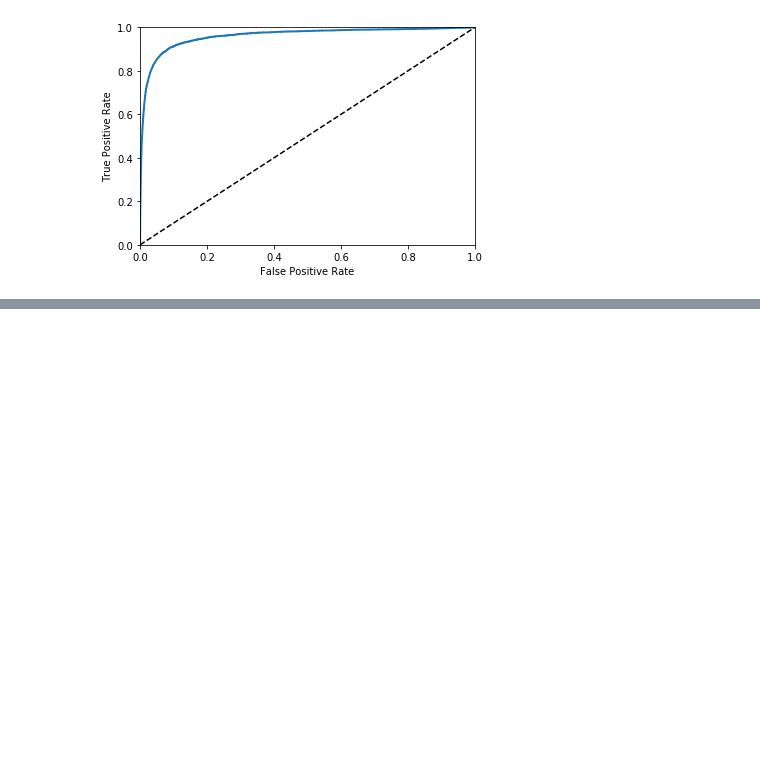
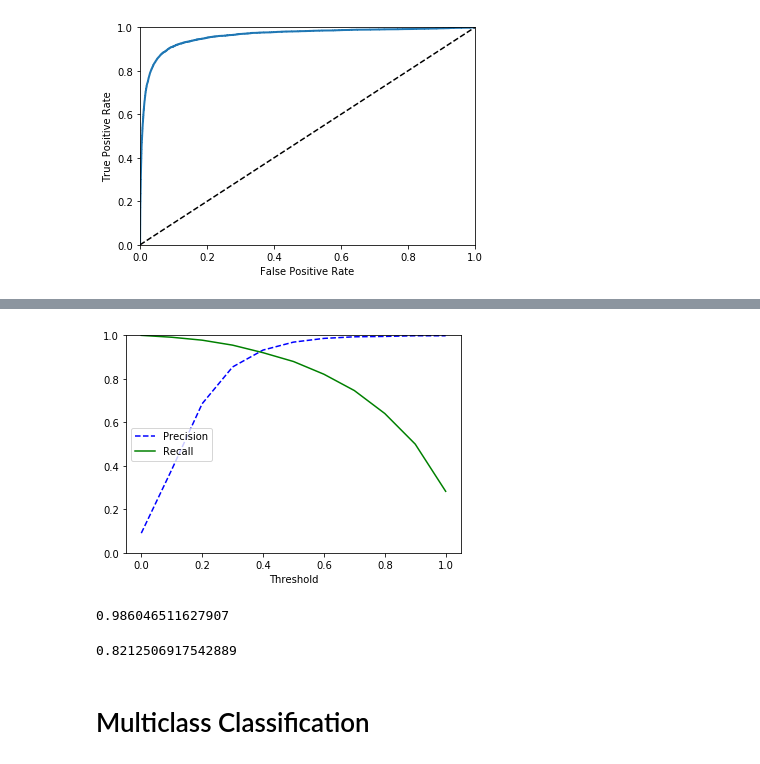
Before and after one commit to astidham2003/ml-study-group, a Jupyter notebook: chapter_3/MNIST_classification.ipynb, the cells around one changed output, grey strips where cells are left out. Cells and saved outputs as stored; diff of their text form; code cells hidden in the pictures; blank space fills up the shorter version.

```diff
--- a/chapter_3/MNIST_classification.ipynb
+++ b/chapter_3/MNIST_classification.ipynb
@@ -325,0 +386,8 @@ Start with AUC, pg. 94.
+# %%
+# Plot precision and recall vs. Threshold.
+# These curves look pretty bad compared to SGD?
+
+plot_precision_recall_vs_threshold(precisions_forest, recalls_forest, thresholds_forest)
+plt.show()
+# %% [output]
+[figure, added]
@@ -325,0 +396,10 @@ Start with AUC, pg. 94.
+# %%
+precision_score(y_train_5, y_scores_forest_pred)
+# %% [output]
+0.986046511627907
+# %%
+recall_score(y_train_5, y_scores_forest_pred)
+# %% [output]
+0.8212506917542889
+# %% [markdown]
+# Multiclass Classification
```
Also changed, not shown: parts of 10 cells of this notebook.
